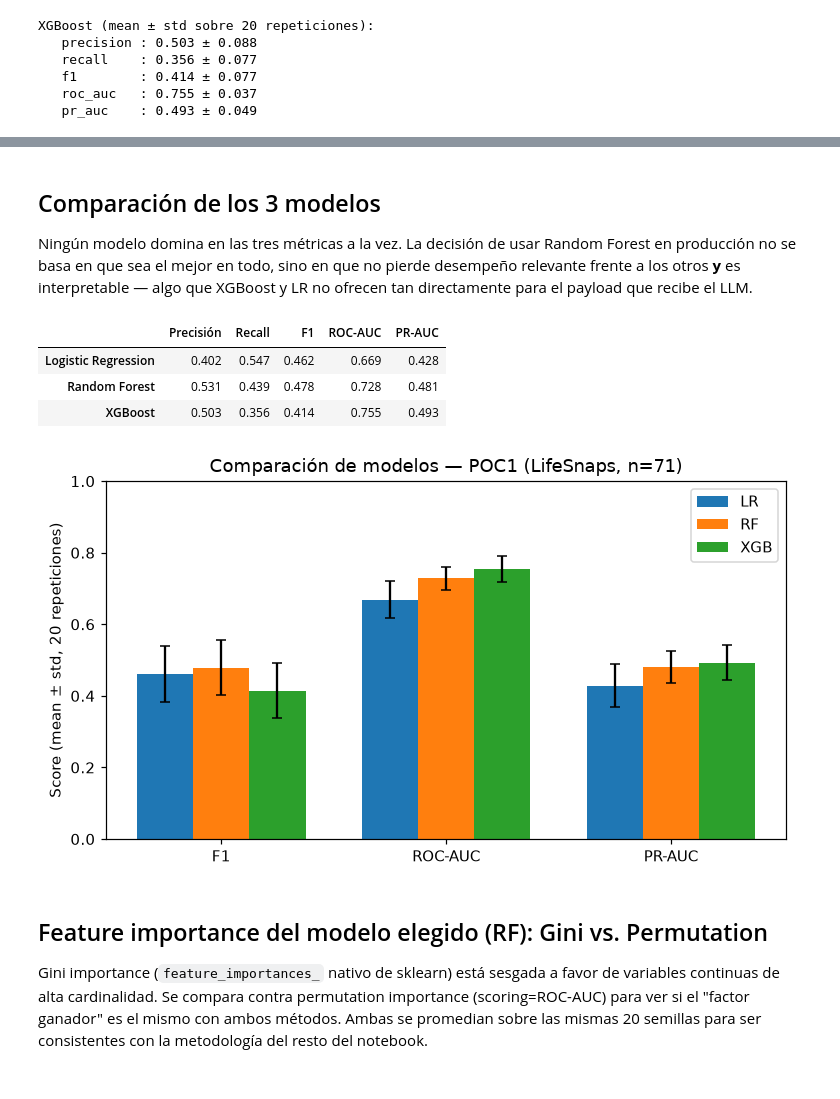
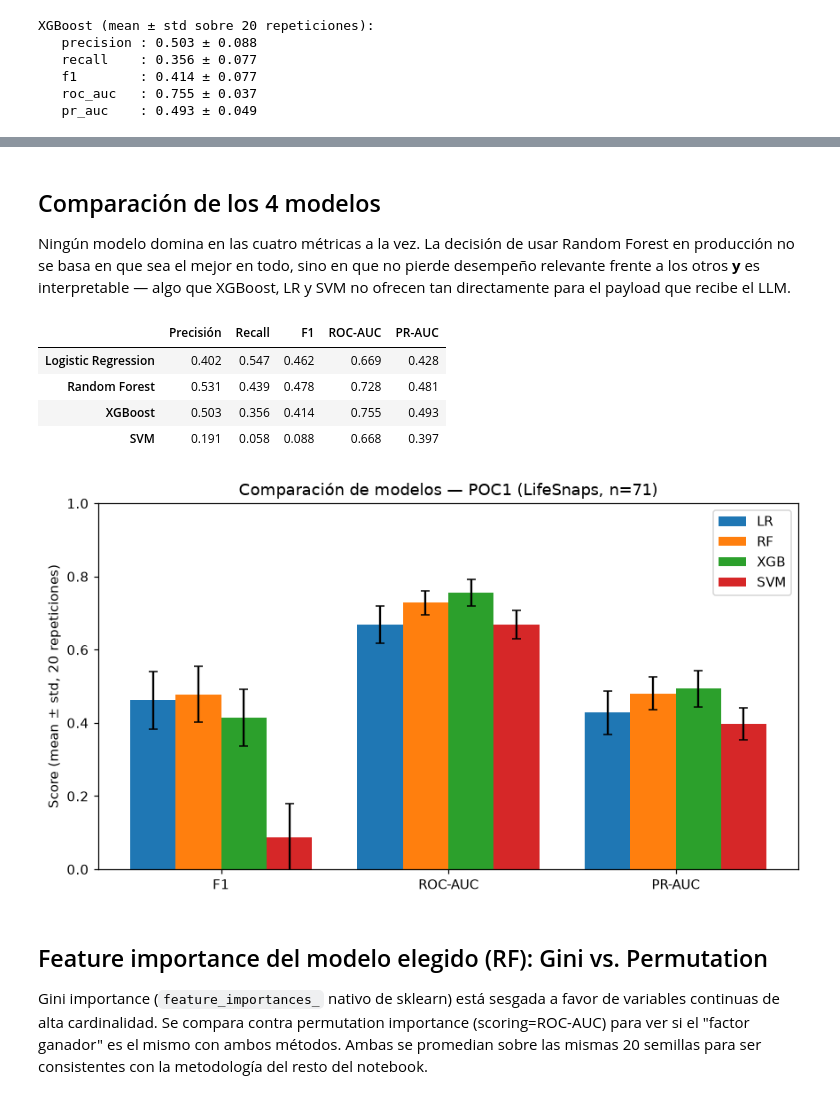
Before and after one commit to Elcrackje/POC-TP1, a Jupyter notebook: poc_clean/POC1/POC1_HapSleep.ipynb, the cells around one changed output, grey strips where cells are left out. Drawn from its saved outputs; the diff is of its cells as text; code cells hidden in the pictures.

```diff
--- a/poc_clean/POC1/POC1_HapSleep.ipynb
+++ b/poc_clean/POC1/POC1_HapSleep.ipynb
@@ -319,0 +334,10 @@ XGBoost (mean ± std sobre 20 repeticiones):
+# %%
+def make_svm(seed):
+    return make_pipeline(
+        StandardScaler(),
+        SVC(kernel="rbf", class_weight="balanced", probability=True, random_state=seed),
+    )
+
+
+svm_stats = evaluate_model(make_svm, X, y)
+print_metrics("SVM", svm_stats)
@@ -320,15 +359,16 @@ XGBoost (mean ± std sobre 20 repeticiones):
 # %% [markdown]
-## Comparación de los 3 modelos
+## Comparación de los 4 modelos
 
-Ningún modelo domina en las tres métricas a la vez. La decisión de usar Random Forest en
+Ningún modelo domina en las cuatro métricas a la vez. La decisión de usar Random Forest en
 producción no se basa en que sea el mejor en todo, sino en que no pierde desempeño relevante
-frente a los otros **y** es interpretable — algo que XGBoost y LR no ofrecen tan directamente
-para el payload que recibe el LLM.
+frente a los otros **y** es interpretable — algo que XGBoost, LR y SVM no ofrecen tan
+directamente para el payload que recibe el LLM.
 # %%
 comparison = pd.DataFrame({
     "Logistic Regression": lr_stats,
     "Random Forest": rf_stats,
     "XGBoost": xgb_stats,
+    "SVM": svm_stats,
 }).T
 
 display_cols = [f"{m}_mean" for m in ["precision", "recall", "f1", "roc_auc", "pr_auc"]]
@@ -340,28 +380,31 @@ comparison_display
 | Logistic Regression | 0.402 | 0.547 | 0.462 | 0.669 | 0.428 |
 | Random Forest | 0.531 | 0.439 | 0.478 | 0.728 | 0.481 |
 | XGBoost | 0.503 | 0.356 | 0.414 | 0.755 | 0.493 |
+| SVM | 0.191 | 0.058 | 0.088 | 0.668 | 0.397 |
 # %%
-fig, ax = plt.subplots(figsize=(7, 4))
+fig, ax = plt.subplots(figsize=(8, 4.5))
 metrics_to_plot = ["f1_mean", "roc_auc_mean", "pr_auc_mean"]
 labels = ["F1", "ROC-AUC", "PR-AUC"]
 x = np.arange(len(labels))
-width = 0.25
+width = 0.2
 
-for i, (name, stats) in enumerate([("LR", lr_stats), ("RF", rf_stats), ("XGB", xgb_stats)]):
+models_to_plot = [("LR", lr_stats), ("RF", rf_stats), ("XGB", xgb_stats), ("SVM", svm_stats)]
+for i, (name, stats) in enumerate(models_to_plot):
     values = [stats[m] for m in metrics_to_plot]
     errors = [stats[m.replace("_mean", "_std")] for m in metrics_to_plot]
-    ax.bar(x + (i - 1) * width, values, width, yerr=errors, capsize=3, label=name)
+    offset = (i - (len(models_to_plot) - 1) / 2) * width
+    ax.bar(x + offset, values, width, yerr=errors, capsize=3, label=name)
 
 ax.set_xticks(x)
 ax.set_xticklabels(labels)
 ax.set_ylim(0, 1)
 ax.set_ylabel("Score (mean ± std, 20 repeticiones)")
 ax.set_title("Comparación de modelos — POC1 (LifeSnaps, n=71)")
 ax.legend()
 plt.tight_layout()
 plt.show()
 # %% [output]
-[figure, old version]
+[figure, new version]
 # %% [markdown]
 ## Feature importance del modelo elegido (RF): Gini vs. Permutation
 
```
Also changed, not shown: parts of 9 cells of this notebook, 9 other files.
